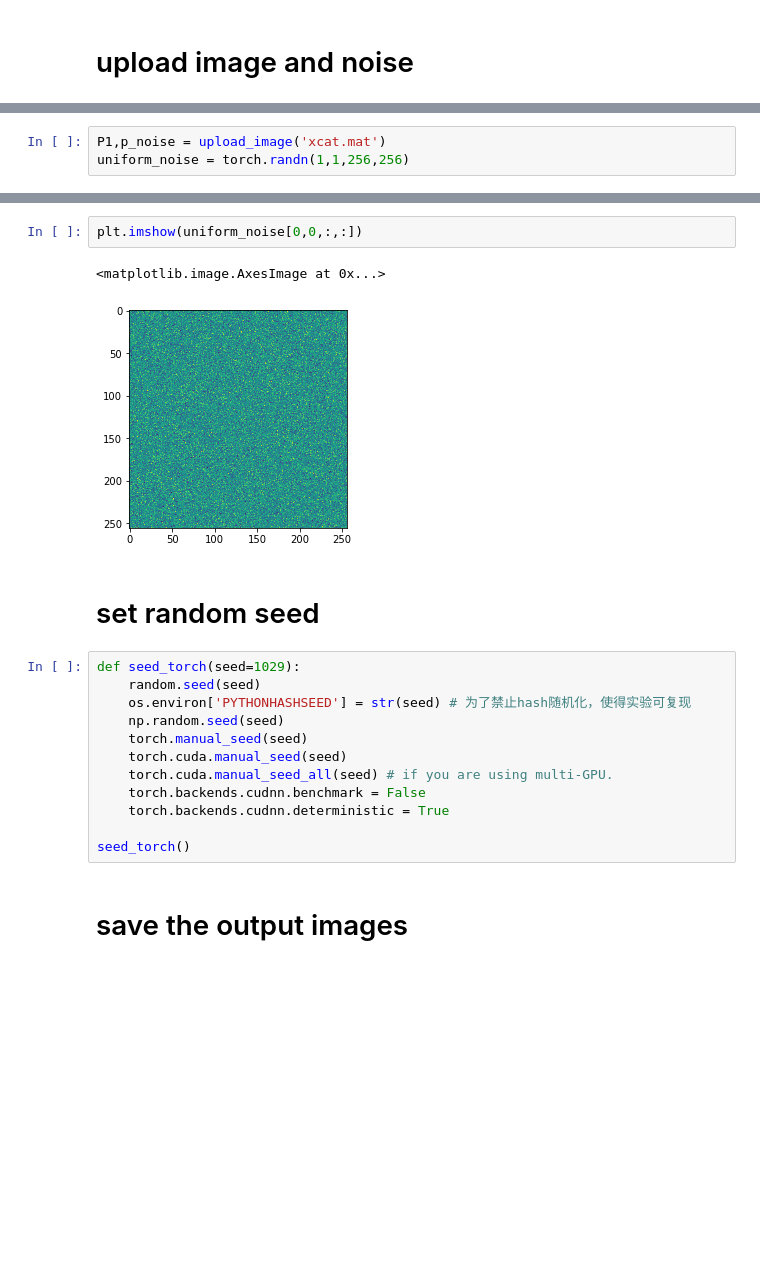
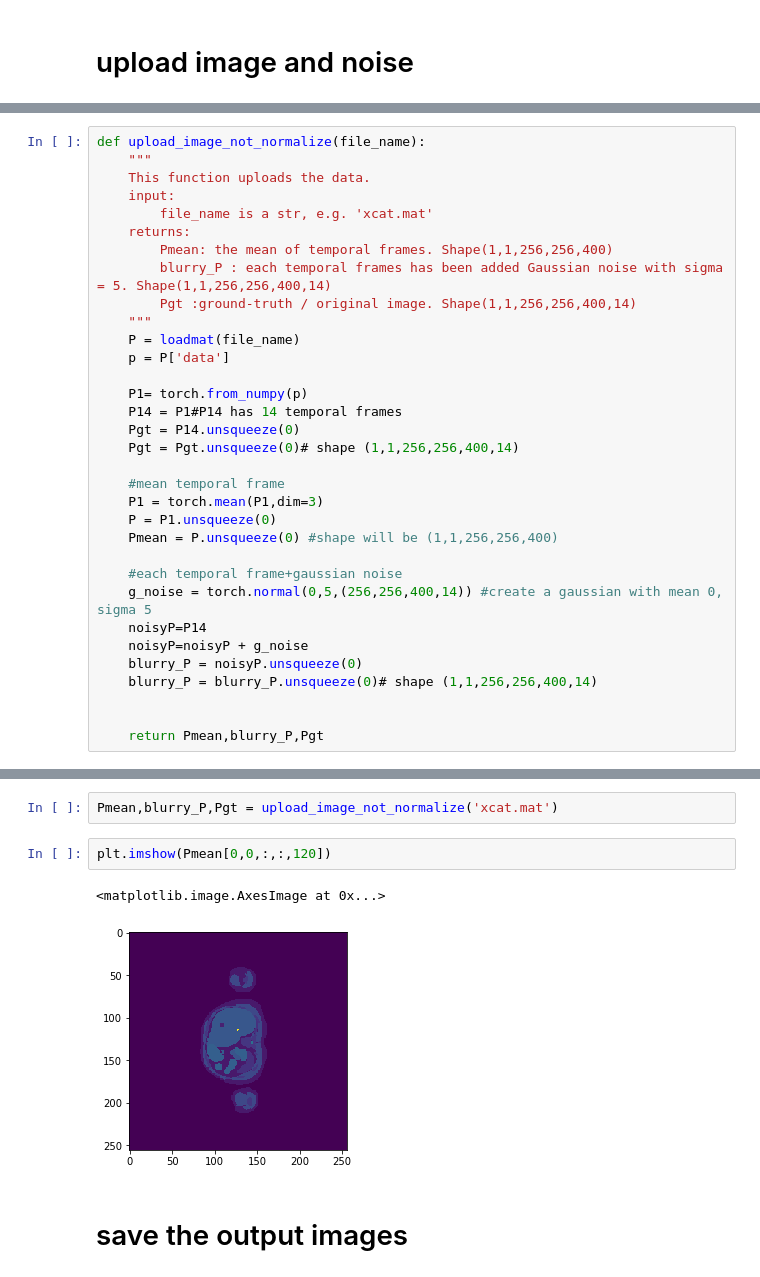
Before and after one commit to Cleocyw/DWB-PET, a Jupyter notebook: UNet/u-net.ipynb, the cells around one changed output, grey strips where cells are left out. Drawn from its saved outputs; the diff is of its cells as text; blank space fills up the shorter version.

Commit message:
improve the code to be suitable for 3 kinds of 3d input

```diff
--- a/UNet/u-net.ipynb
+++ b/UNet/u-net.ipynb
@@ -552,3 +463,33 @@ def upload_image(file_name):
-# %%
-P1,p_noise = upload_image('xcat.mat')
-uniform_noise = torch.randn(1,1,256,256)
+# %%
+def upload_image_not_normalize(file_name):
+    """
+    This function uploads the data.
+    input:
+        file_name is a str, e.g. 'xcat.mat'
+    returns:
+        Pmean: the mean of temporal frames. Shape(1,1,256,256,400)
+        blurry_P : each temporal frames has been added Gaussian noise with sigma = 5. Shape(1,1,256,256,400,14)
+        Pgt :ground-truth / original image. Shape(1,1,256,256,400,14)
+    """
+    P = loadmat(file_name)
+    p = P['data']
+
+    P1= torch.from_numpy(p)
+    P14 = P1#P14 has 14 temporal frames
+    Pgt = P14.unsqueeze(0)
+    Pgt = Pgt.unsqueeze(0)# shape (1,1,256,256,400,14)
+
+    #mean temporal frame
+    P1 = torch.mean(P1,dim=3)
+    P = P1.unsqueeze(0)
+    Pmean = P.unsqueeze(0) #shape will be (1,1,256,256,400)
+
+    #each temporal frame+gaussian noise
+    g_noise = torch.normal(0,5,(256,256,400,14)) #create a gaussian with mean 0, sigma 5
+    noisyP=P14
+    noisyP=noisyP + g_noise
+    blurry_P = noisyP.unsqueeze(0)
+    blurry_P = blurry_P.unsqueeze(0)# shape (1,1,256,256,400,14)
+
+
+    return Pmean,blurry_P,Pgt
@@ -555,22 +532,10 @@ uniform_noise = torch.randn(1,1,256,256)
+# %%
+Pmean,blurry_P,Pgt = upload_image_not_normalize('xcat.mat')
 # %%
-plt.imshow(uniform_noise[0,0,:,:])
+plt.imshow(Pmean[0,0,:,:,120])
 # %% [output]
 <matplotlib.image.AxesImage at 0x...>
-[figure, old version]
+[figure, new version]
-# %% [markdown]
-# set random seed
-# %%
-def seed_torch(seed=1029):
-    random.seed(seed)
-    os.environ['PYTHONHASHSEED'] = str(seed) # 为了禁止hash随机化，使得实验可复现
-    np.random.seed(seed)
-    torch.manual_seed(seed)
-    torch.cuda.manual_seed(seed)
-    torch.cuda.manual_seed_all(seed) # if you are using multi-GPU.
-    torch.backends.cudnn.benchmark = False
-    torch.backends.cudnn.deterministic = True
-
-seed_torch()
 # %% [markdown]
 # save the output images
 # %%
```
Also changed, not shown: parts of 27 cells of this notebook.
